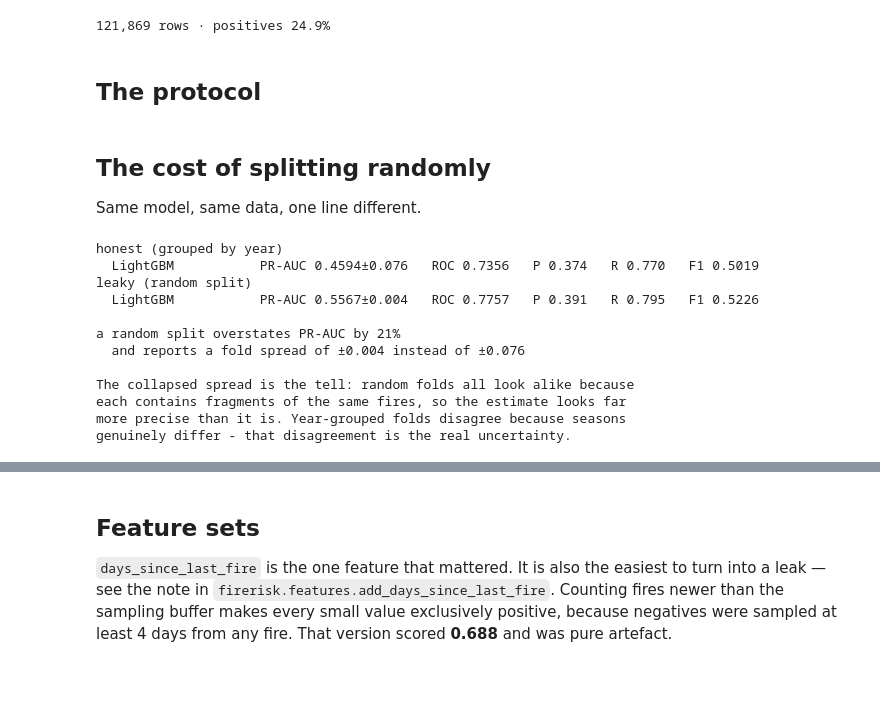
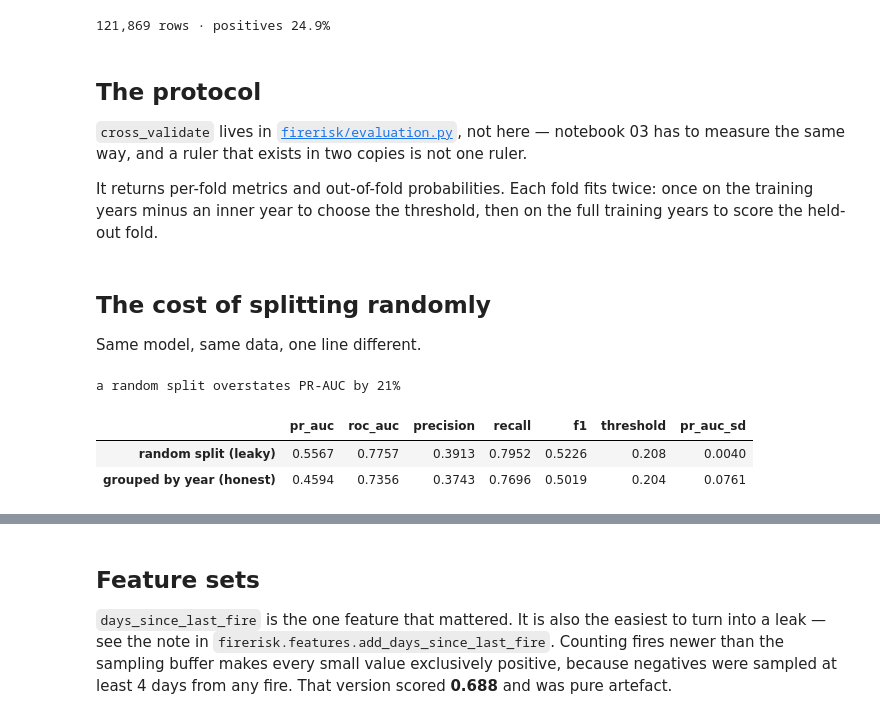
Before and after one commit to Abdelmalek05/fire-detection-model, a Jupyter notebook: notebooks/02_model_comparison.ipynb, the cells around one changed output, grey strips where cells are left out. Cells and saved outputs as stored; diff of their text form; code cells hidden in the pictures; blank space fills up the shorter version.

```diff
--- a/notebooks/02_model_comparison.ipynb
+++ b/notebooks/02_model_comparison.ipynb
@@ -42,3 +48,11 @@ print(f"{len(d):,} rows · positives {y.mean()*100:.1f}%")
 121,869 rows · positives 24.9%
 # %% [markdown]
 ## The protocol
+
+`cross_validate` lives in [`firerisk/evaluation.py`](../src/firerisk/evaluation.py), not
+here — notebook 03 has to measure the same way, and a ruler that exists in two copies is
+not one ruler.
+
+It returns per-fold metrics and out-of-fold probabilities. Each fold fits twice: once on
+the training years minus an inner year to choose the threshold, then on the full training
+years to score the held-out fold.
@@ -96,32 +62,20 @@ def cross_validate(name, model, X, y, groups, folds=5, random_split=False):
 Same model, same data, one line different.
 # %%
 import lightgbm as lgb
+
 quick = lgb.LGBMClassifier(objective="binary", n_estimators=400, learning_rate=0.05,
                            num_leaves=63, min_child_samples=40, n_jobs=-1,
                            verbose=-1, random_state=42)
-print("honest (grouped by year)")
-grouped, _ = cross_validate("LightGBM", quick, d[BASE], y, years)
-print("leaky (random split)")
-leaky, _ = cross_validate("LightGBM", quick, d[BASE], y, years, random_split=True)
 
-pr_gap = (leaky.pr_auc.mean() - grouped.pr_auc.mean()) / grouped.pr_auc.mean() * 100
-print(f"\na random split overstates PR-AUC by {pr_gap:.0f}%")
-print(f"  and reports a fold spread of ±{leaky.pr_auc.std():.3f} instead of "
-      f"±{grouped.pr_auc.std():.3f}")
-print("\nThe collapsed spread is the tell: random folds all look alike because")
-print("each contains fragments of the same fires, so the estimate looks far")
-print("more precise than it is. Year-grouped folds disagree because seasons")
-print("genuinely differ - that disagreement is the real uncertainty.")
+grouped, _ = cross_validate(quick, d[BASE], y, years)
+leaky, _ = cross_validate(quick, d[BASE], y, years, random_split=True)
+
+gap = (leaky.pr_auc.mean() - grouped.pr_auc.mean()) / grouped.pr_auc.mean() * 100
+print(f"a random split overstates PR-AUC by {gap:.0f}%")
+
+summarise({"grouped by year (honest)": grouped, "random split (leaky)": leaky})
 # %% [output]
-honest (grouped by year)
-  LightGBM           PR-AUC 0.4594±0.076   ROC 0.7356   P 0.374   R 0.770   F1 0.5019
-leaky (random split)
-  LightGBM           PR-AUC 0.5567±0.004   ROC 0.7757   P 0.391   R 0.795   F1 0.5226
-
 a random split overstates PR-AUC by 21%
-  and reports a fold spread of ±0.004 instead of ±0.076
-
-The collapsed spread is the tell: random folds all look alike because
-each contains fragments of the same fires, so the estimate looks far
-more precise than it is. Year-grouped folds disagree because seasons
-genuinely differ - that disagreement is the real uncertainty.
+|  | pr_auc | roc_auc | precision | recall | f1 | threshold | pr_auc_sd |
+| random split (leaky) | 0.5567 | 0.7757 | 0.3913 | 0.7952 | 0.5226 | 0.208 | 0.0040 |
+| grouped by year (honest) | 0.4594 | 0.7356 | 0.3743 | 0.7696 | 0.5019 | 0.204 | 0.0761 |
```
Also changed, not shown: parts of 7 cells of this notebook, 4 other files.
